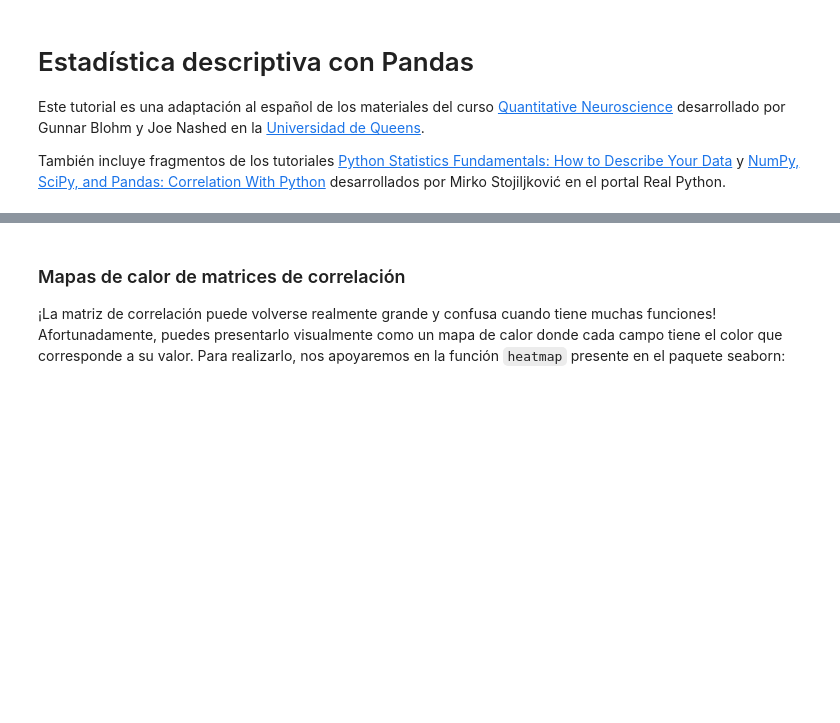
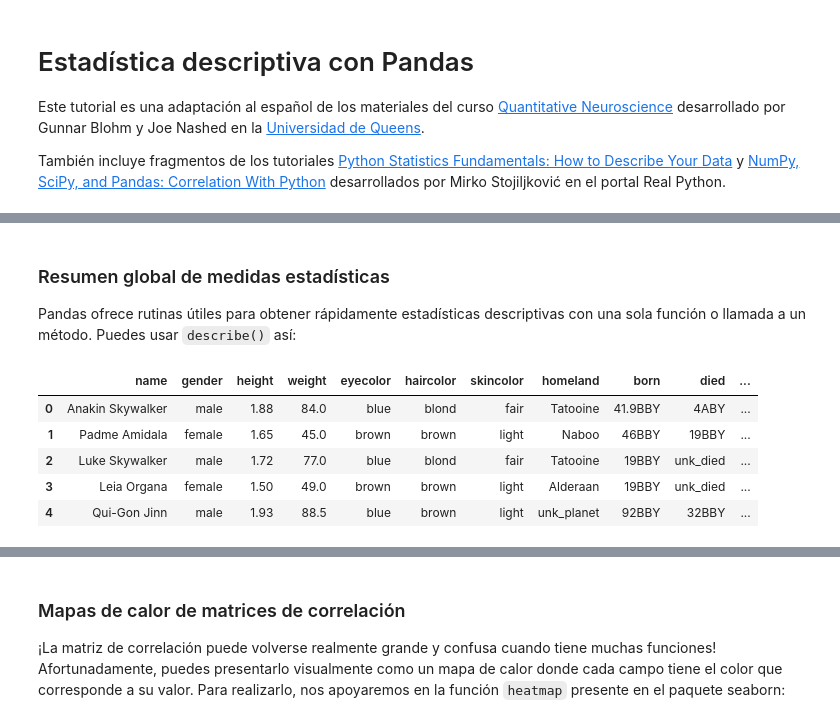
Before and after one commit to renatoparedes/IntroPythonInvestigacionPsicologia, a Jupyter notebook: AnalisisdeDatosCuantitativos/EstadisticaDescriptiva.ipynb, the cells around one changed output, grey strips where cells are left out. Cells and saved outputs as stored; diff of their text form; code cells hidden in the pictures; blank space fills up the shorter version.

```diff
--- a/AnalisisdeDatosCuantitativos/EstadisticaDescriptiva.ipynb
+++ b/AnalisisdeDatosCuantitativos/EstadisticaDescriptiva.ipynb
@@ -374,0 +16,18 @@ Tanto `.corr()` como `.corrwith()` tienen el método de parámetro opcional para
+# %% [markdown]
+### Resumen global de medidas estadísticas
+
+Pandas ofrece rutinas útiles para obtener rápidamente estadísticas descriptivas con una sola función o llamada a un método. Puedes usar `describe()` así:
+# %%
+import pandas as pd
+
+sw = pd.read_csv(
+    "https://raw.githubusercontent.com/gastonstat/matrix4sl/master/data/starwars.csv"
+)
+sw.head()
+# %% [output]
+|  | name | gender | height | weight | eyecolor | haircolor | skincolor | homeland | born | died | ... |
+| 0 | Anakin Skywalker | male | 1.88 | 84.0 | blue | blond | fair | Tatooine | 41.9BBY | 4ABY | ... |
+| 1 | Padme Amidala | female | 1.65 | 45.0 | brown | brown | light | Naboo | 46BBY | 19BBY | ... |
+| 2 | Luke Skywalker | male | 1.72 | 77.0 | blue | blond | fair | Tatooine | 19BBY | unk_died | ... |
+| 3 | Leia Organa | female | 1.50 | 49.0 | brown | brown | light | Alderaan | 19BBY | unk_died | ... |
+| 4 | Qui-Gon Jinn | male | 1.93 | 88.5 | blue | brown | light | unk_planet | 92BBY | 32BBY | ... |
```
Also changed, not shown: parts of 78 cells of this notebook, 2 other files.
